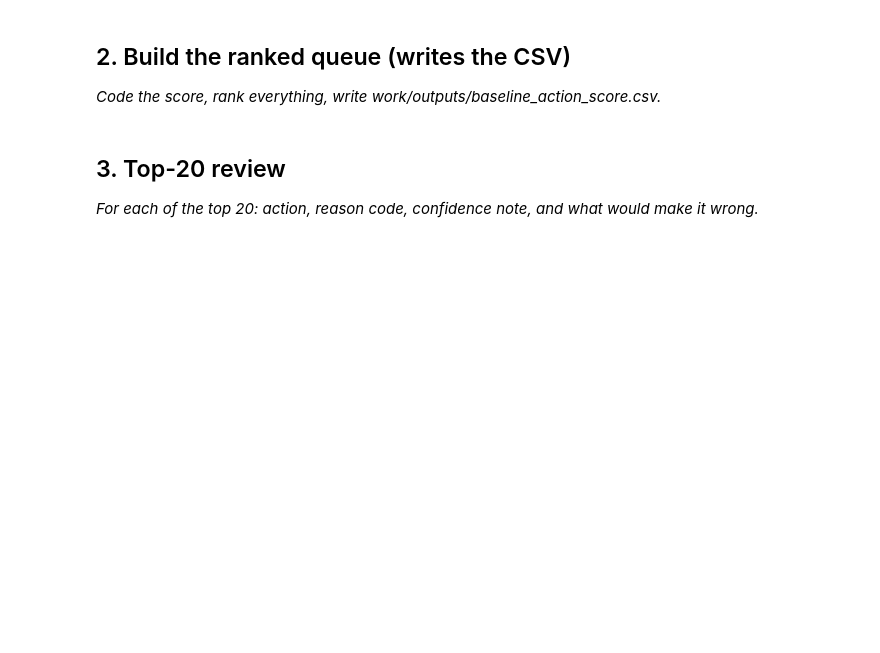
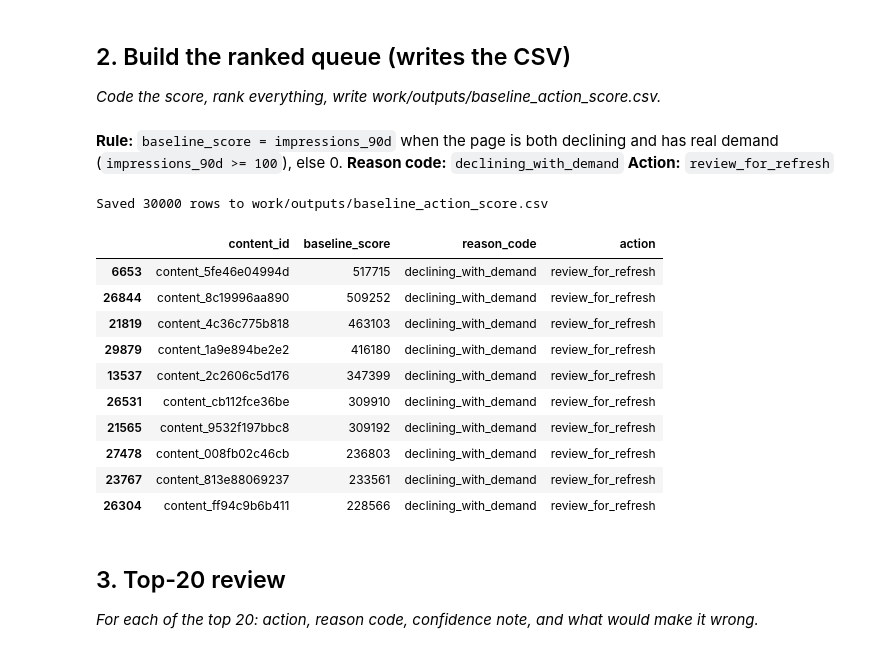
Before and after one commit to maheen-armghan/flyrank-internship, a Jupyter notebook: work/notebooks/w04_baseline_score.ipynb, the cells around one changed output. Cells and saved outputs as stored; diff of their text form; code cells hidden in the pictures; blank space fills up the shorter version.

```diff
--- a/work/notebooks/w04_baseline_score.ipynb
+++ b/work/notebooks/w04_baseline_score.ipynb
@@ -17,9 +76,37 @@ This skeleton is yours to fill. Work the sections **in order** — each one has
 ## 2. Build the ranked queue (writes the CSV)
 
 *Code the score, rank everything, write work/outputs/baseline_action_score.csv.*
+# %% [markdown]
+**Rule:** `baseline_score = impressions_90d` when the page is both declining and has real demand (`impressions_90d >= 100`), else 0.
+**Reason code:** `declining_with_demand`
+**Action:** `review_for_refresh`
 # %%
 # This cell is for CODE (numbers, a query, a check).
 # Write your text answer in the cell ABOVE this one — typing sentences here breaks Run All.
+import os
+os.makedirs("work/outputs", exist_ok=True)
+
+df["baseline_score"] = ((df["is_declining_label"] == 1) & (df["impressions_90d"] >= 100)).astype(int) * df["impressions_90d"]
+df["reason_code"] = "declining_with_demand"
+df["action"] = "review_for_refresh"
+
+queue = df.sort_values("baseline_score", ascending=False)
+queue[["content_id","baseline_score","reason_code","action"]].to_csv("work/outputs/baseline_action_score.csv", index=False)
+print("Saved", len(queue), "rows to work/outputs/baseline_action_score.csv")
+queue[["content_id","baseline_score","reason_code","action"]].head(10)
+# %% [output]
+Saved 30000 rows to work/outputs/baseline_action_score.csv
+|  | content_id | baseline_score | reason_code | action |
+| 6653 | content_5fe46e04994d | 517715 | declining_with_demand | review_for_refresh |
+| 26844 | content_8c19996aa890 | 509252 | declining_with_demand | review_for_refresh |
+| 21819 | content_4c36c775b818 | 463103 | declining_with_demand | review_for_refresh |
+| 29879 | content_1a9e894be2e2 | 416180 | declining_with_demand | review_for_refresh |
+| 13537 | content_2c2606c5d176 | 347399 | declining_with_demand | review_for_refresh |
+| 26531 | content_cb112fce36be | 309910 | declining_with_demand | review_for_refresh |
+| 21565 | content_9532f197bbc8 | 309192 | declining_with_demand | review_for_refresh |
+| 27478 | content_008fb02c46cb | 236803 | declining_with_demand | review_for_refresh |
+| 23767 | content_813e88069237 | 233561 | declining_with_demand | review_for_refresh |
+| 26304 | content_ff94c9b6b411 | 228566 | declining_with_demand | review_for_refresh |
 # %% [markdown]
 ## 3. Top-20 review
 
```
Also changed, not shown: parts of 8 cells of this notebook.
